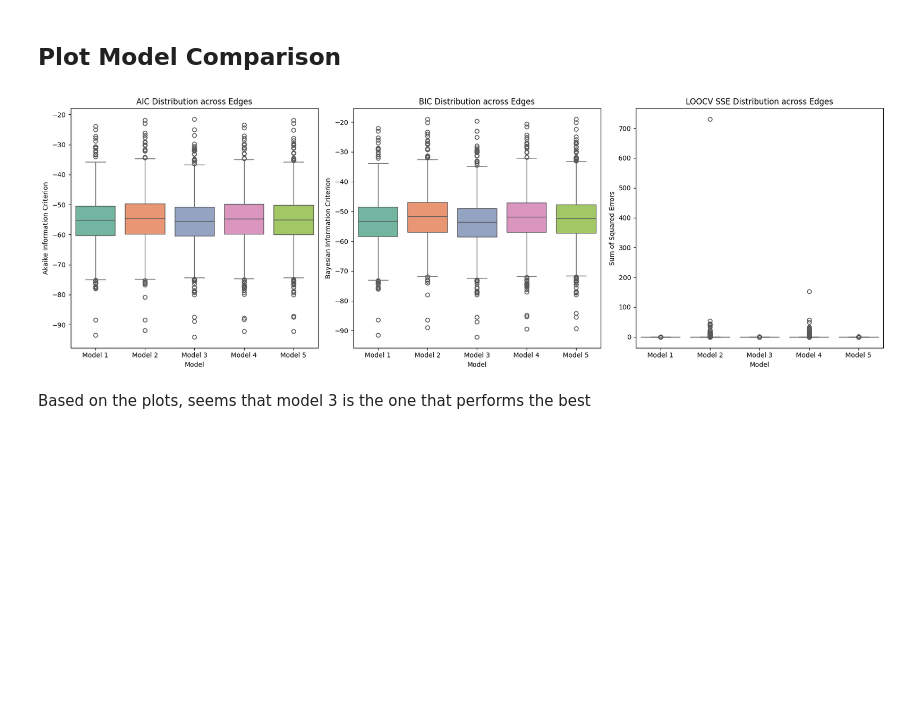
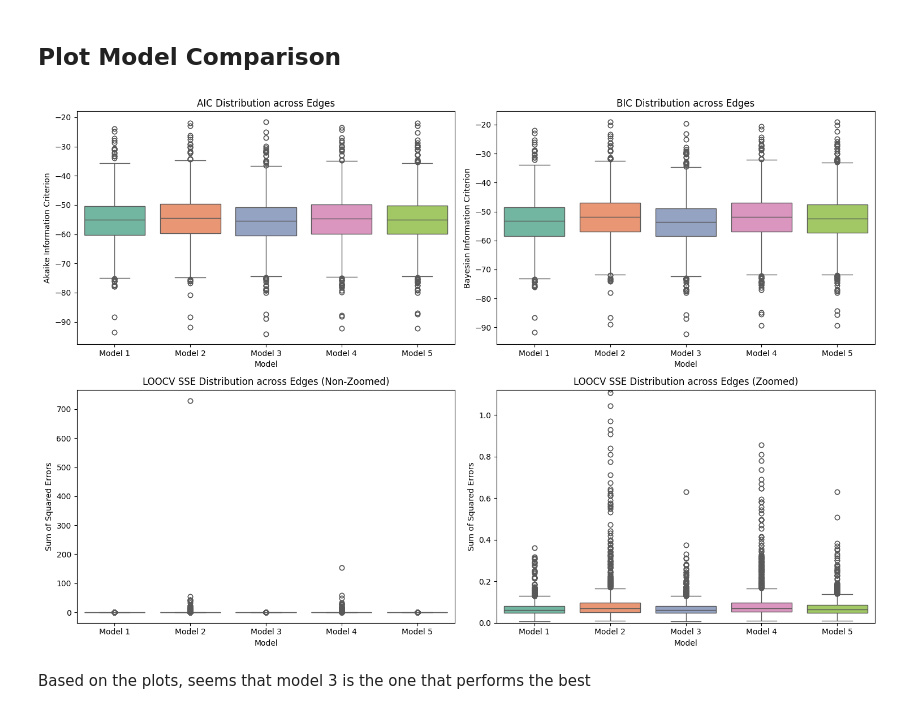
Before and after one commit to JamesHLS/Connectomes, a Jupyter notebook: Task2_3.ipynb, the cells around one changed output. Saved outputs shown, nothing was run; the diff lists cells and outputs as text; code cells hidden in the pictures; blank space fills up the shorter version.

Commit message:
Added zoomed-in SSE plot. Added scatter plots for model 5

```diff
--- a/Task2_3.ipynb
+++ b/Task2_3.ipynb
@@ -288,48 +288,57 @@ data = []
 
 model_names = ['Model 1', 'Model 2', 'Model 3', 'Model 4', 'Model 5']
 res_dicts = [model1_results, model2_results, model3_results, model4_results, model5_results]
 sse_dicts = [sse_model1, sse_model2, sse_model3, sse_model4, sse_model5]
 
 for idx, m_name in enumerate(model_names):
     current_res = res_dicts[idx]
     current_sse = sse_dicts[idx]
 
     # Get common keys (edges) present in both results and SSE for consistency
     common_keys = set(current_res.keys()) & set(current_sse.keys())
 
     for key in common_keys:
         data.append({
             'Model': m_name,
             'AIC': current_res[key].aic,
             'BIC': current_res[key].bic,
             'SSE': current_sse[key]
         })
 
 # Create DataFrame
 comparison_df = pd.DataFrame(data)
 
-# Plotting
-fig, axes = plt.subplots(1, 3, figsize=(18, 6))
+# Plotting: Create a 2x2 grid for the plots
+fig, axes = plt.subplots(2, 2, figsize=(15, 10))
 
-# AIC Box Plot
-sns.boxplot(data=comparison_df, x='Model', y='AIC', ax=axes[0], palette='Set2', hue='Model', legend=False)
-axes[0].set_title('AIC Distribution across Edges')
-axes[0].set_ylabel('Akaike Information Criterion')
+# AIC Box Plot (Top-Left)
+sns.boxplot(data=comparison_df, x='Model', y='AIC', ax=axes[0, 0], palette='Set2', hue='Model', legend=False)
+axes[0, 0].set_title('AIC Distribution across Edges')
+axes[0, 0].set_ylabel('Akaike Information Criterion')
 
-# BIC Box Plot
-sns.boxplot(data=comparison_df, x='Model', y='BIC', ax=axes[1], palette='Set2', hue='Model', legend=False)
-axes[1].set_title('BIC Distribution across Edges')
-axes[1].set_ylabel('Bayesian Information Criterion')
+# BIC Box Plot (Top-Right)
+sns.boxplot(data=comparison_df, x='Model', y='BIC', ax=axes[0, 1], palette='Set2', hue='Model', legend=False)
+axes[0, 1].set_title('BIC Distribution across Edges')
+axes[0, 1].set_ylabel('Bayesian Information Criterion')
 
-# SSE Box Plot
-sns.boxplot(data=comparison_df, x='Model', y='SSE', ax=axes[2], palette='Set2', hue='Model', legend=False)
-axes[2].set_title('LOOCV SSE Distribution across Edges')
-axes[2].set_ylabel('Sum of Squared Errors')
+# Non-zoomed SSE Box Plot (Bottom-Left)
+sns.boxplot(data=comparison_df, x='Model', y='SSE', ax=axes[1, 0], palette='Set2', hue='Model', legend=False)
+axes[1, 0].set_title('LOOCV SSE Distribution across Edges (Non-Zoomed)')
+axes[1, 0].set_ylabel('Sum of Squared Errors')
+
+# Zoomed SSE Box Plot (Bottom-Right)
+sns.boxplot(data=comparison_df, x='Model', y='SSE', ax=axes[1, 1], palette='Set2', hue='Model', legend=False)
+axes[1, 1].set_title('LOOCV SSE Distribution across Edges (Zoomed)')
+axes[1, 1].set_ylabel('Sum of Squared Errors')
+
+# Set y-axis limit for the zoomed SSE plot
+upper_limit_sse = comparison_df['SSE'].quantile(0.99)
+axes[1, 1].set_ylim(0, upper_limit_sse)
 
 plt.tight_layout()
 plt.show()
 # %% [output]
-[figure, old version]
+[figure, new version]
 # %% [markdown]
 Based on the plots, seems that model 3 is the one that performs the best
 # %%
```
Also changed, not shown: parts of 2 cells of this notebook.
